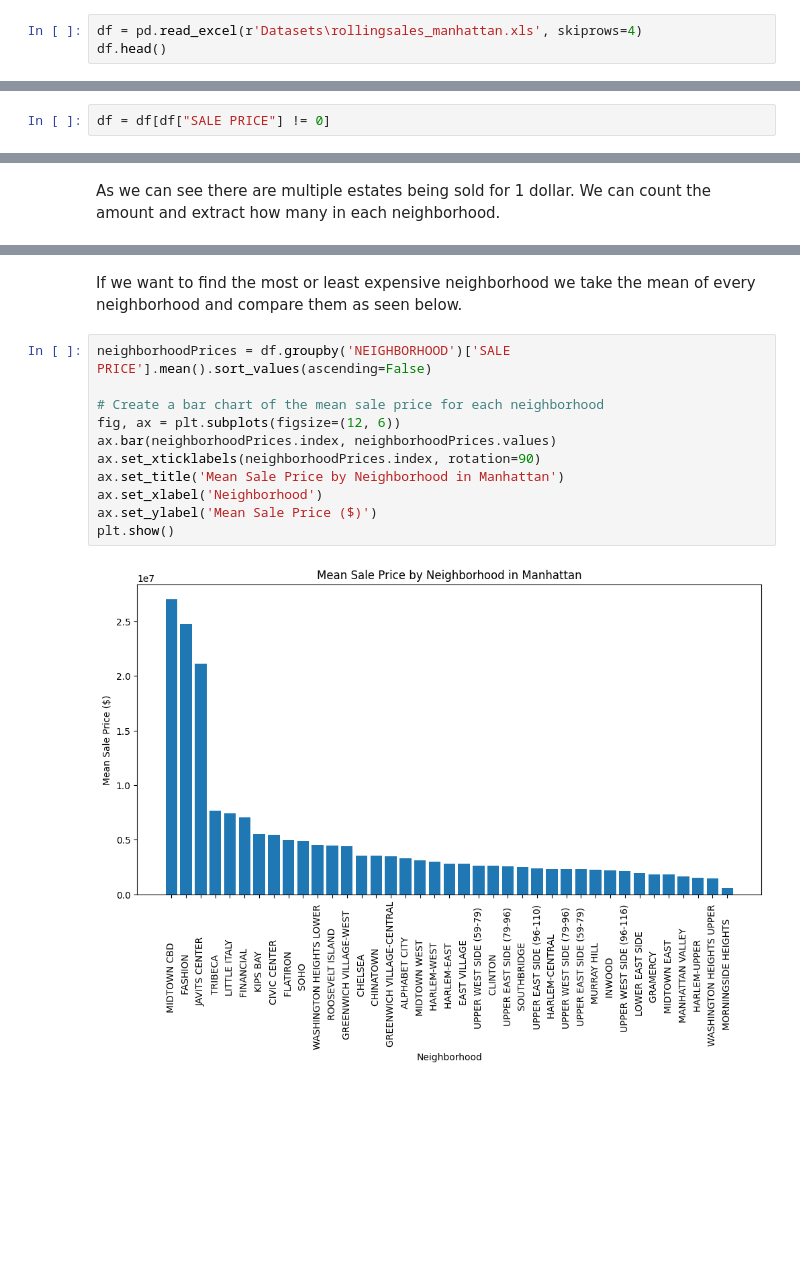
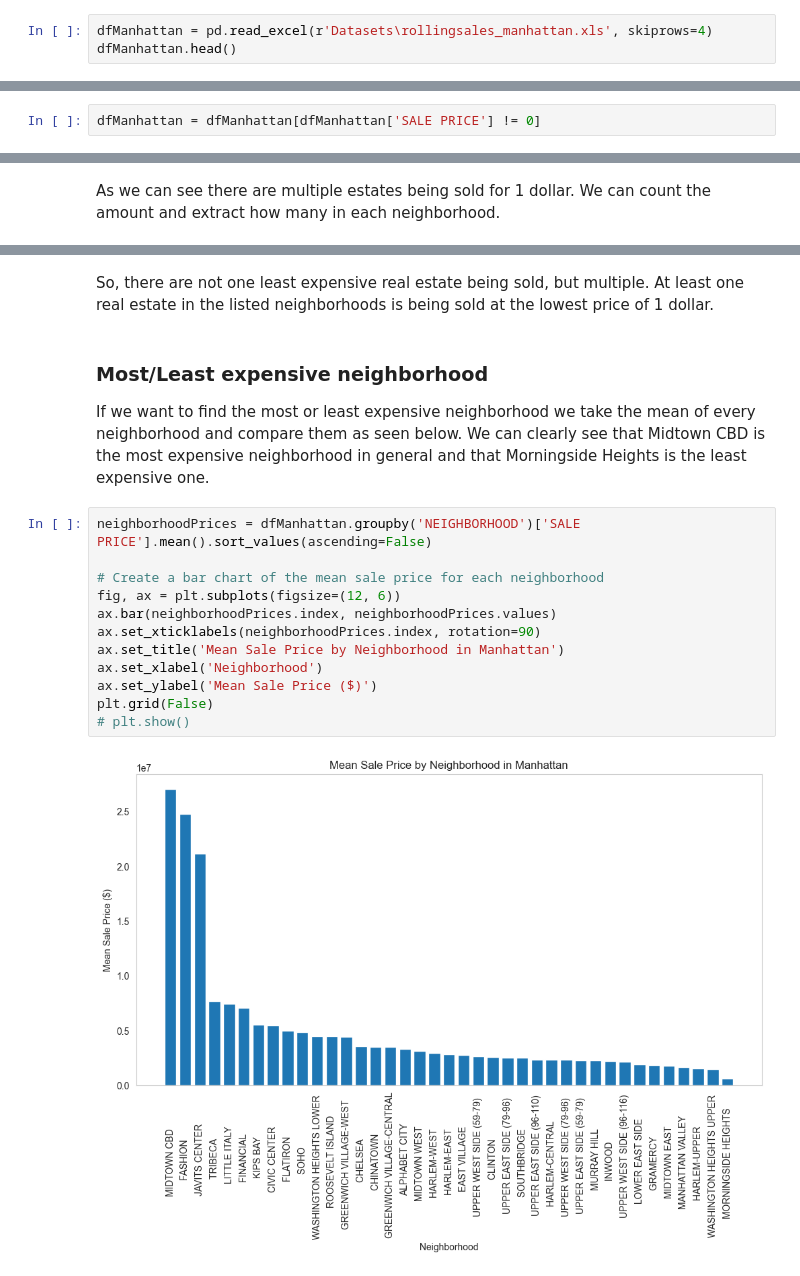
Before and after one commit to Nalanys/DV1597_Intelligent_dataanalys, a Jupyter notebook: Exercises/Exercise_3.ipynb, the cells around one changed output, grey strips where cells are left out. Cells and saved outputs as stored; diff of their text form; blank space fills up the shorter version.

```diff
--- a/Exercises/Exercise_3.ipynb
+++ b/Exercises/Exercise_3.ipynb
@@ -12,8 +14,8 @@ import numpy as np
 # %% [markdown]
 We start by loading in the Manhattan rolling sales dataset.
 # %%
-df = pd.read_excel(r'Datasets\rollingsales_manhattan.xls', skiprows=4)
-df.head()
+dfManhattan = pd.read_excel(r'Datasets\rollingsales_manhattan.xls', skiprows=4)
+dfManhattan.head()
 # %% [output]
 |  | BOROUGH | NEIGHBORHOOD | BUILDING CLASS CATEGORY | TAX CLASS AT PRESENT | BLOCK | LOT | EASE-MENT | ... |
 | 0 | 1 | ALPHABET CITY | 03 THREE FAMILY DWELLINGS | 1 | 376 | 24 |  | ... |
@@ -27,5 +29,5 @@ For this question we need to clean the dataset and remove rows that have a value
 # %%
-df = df[df["SALE PRICE"] != 0]
+dfManhattan = dfManhattan[dfManhattan['SALE PRICE'] != 0]
 # %% [markdown]
 ### Most Expensive
 
@@ -74,15 +88,20 @@ price1.head()
+# %% [markdown]
+So, there are not one least expensive real estate being sold, but multiple. At least one real estate in the listed neighborhoods is being sold at the lowest price of 1 dollar.
 # %% [markdown]
-If we want to find the most or least expensive neighborhood we take the mean of every neighborhood and compare them as seen below.
+### Most/Least expensive neighborhood
+
+If we want to find the most or least expensive neighborhood we take the mean of every neighborhood and compare them as seen below. We can clearly see that Midtown CBD is the most expensive neighborhood in general and that Morningside Heights is the least expensive one.
 # %%
-neighborhoodPrices = df.groupby('NEIGHBORHOOD')['SALE PRICE'].mean().sort_values(ascending=False)
+neighborhoodPrices = dfManhattan.groupby('NEIGHBORHOOD')['SALE PRICE'].mean().sort_values(ascending=False)
 
 # Create a bar chart of the mean sale price for each neighborhood
 fig, ax = plt.subplots(figsize=(12, 6))
 ax.bar(neighborhoodPrices.index, neighborhoodPrices.values)
 ax.set_xticklabels(neighborhoodPrices.index, rotation=90)
 ax.set_title('Mean Sale Price by Neighborhood in Manhattan')
 ax.set_xlabel('Neighborhood')
 ax.set_ylabel('Mean Sale Price ($)')
-plt.show()
+plt.grid(False)
+# plt.show()
 # %% [output]
-[figure, old version]
+[figure, new version]
```
Also changed, not shown: parts of 24 cells of this notebook.
